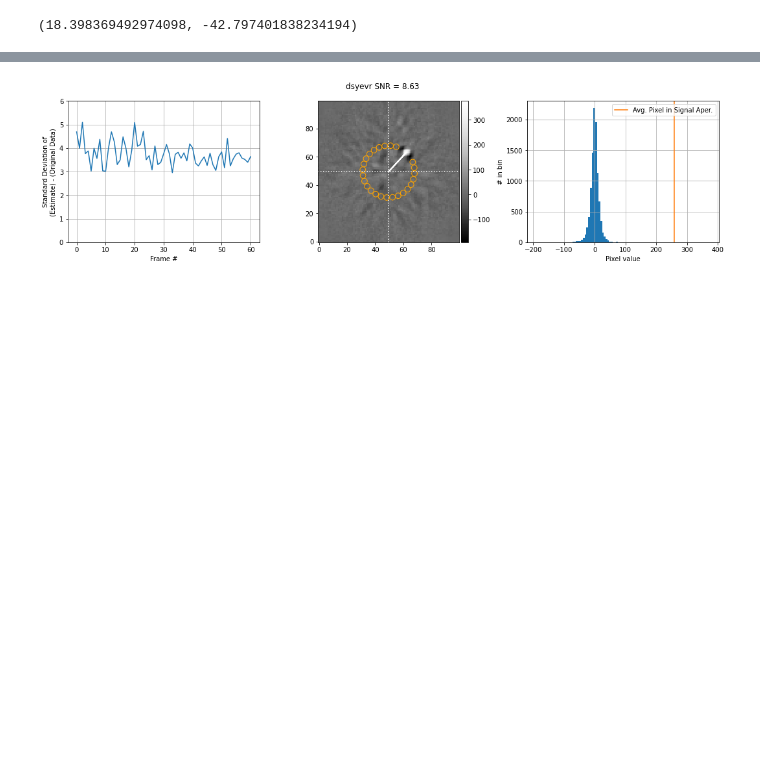
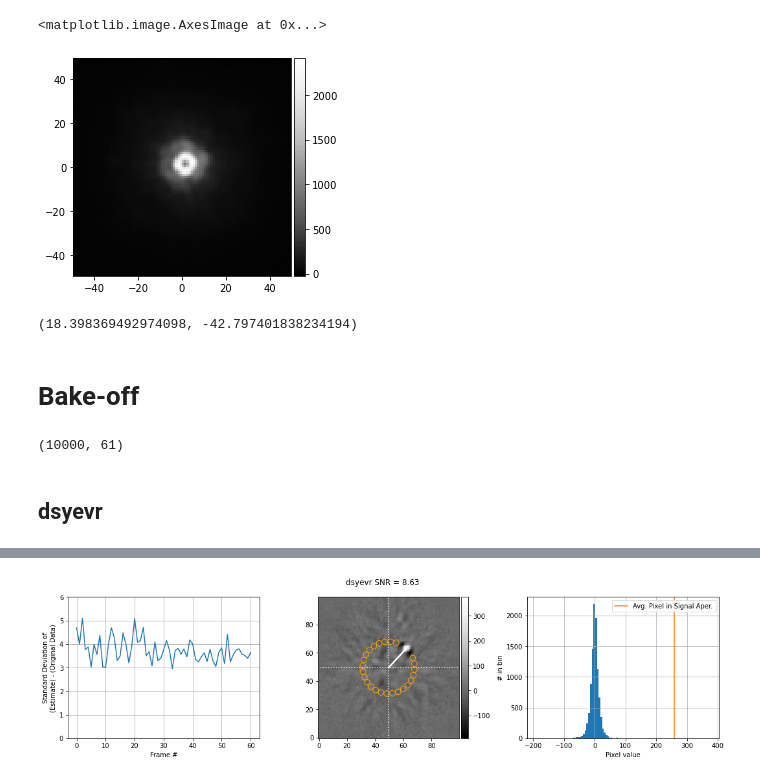
Before and after one commit to joseph-long/svd_downdate, a Jupyter notebook: Eigenimage bake-off.ipynb, the cells around one changed output, grey strips where cells are left out. Saved outputs shown, nothing was run; the diff lists cells and outputs as text; code cells hidden in the pictures; blank space fills up the shorter version.

```diff
--- a/Eigenimage bake-off.ipynb
+++ b/Eigenimage bake-off.ipynb
@@ -196,7 +243,11 @@ def derotate(image_cube, angles):
 # %%
 naco_betapic_preproc = np.load('./naco_betapic_preproc.npz')
 image_cube = naco_betapic_preproc['cube']
 image_shape = image_cube.shape[1:]
 n_pix = image_shape[0] * image_shape[1]
 n_frames = image_cube.shape[0]
 angles = naco_betapic_preproc['angles']
+dd.imshow(np.average(image_cube, axis=0))
+# %% [output]
+<matplotlib.image.AxesImage at 0x...>
+[figure, added]
@@ -252,5 +277,13 @@ r_px, pa_deg = (
 r_px, pa_deg
 # %% [output]
 (18.398369492974098, -42.797401838234194)
+# %% [markdown]
+# Bake-off
 # %%
 default_n_modes = 30
+# %%
+n_pix, n_frames
+# %% [output]
+(10000, 61)
+# %% [markdown]
+## dsyevr
```
Also changed, not shown: parts of 27 cells of this notebook, 2 other files.
